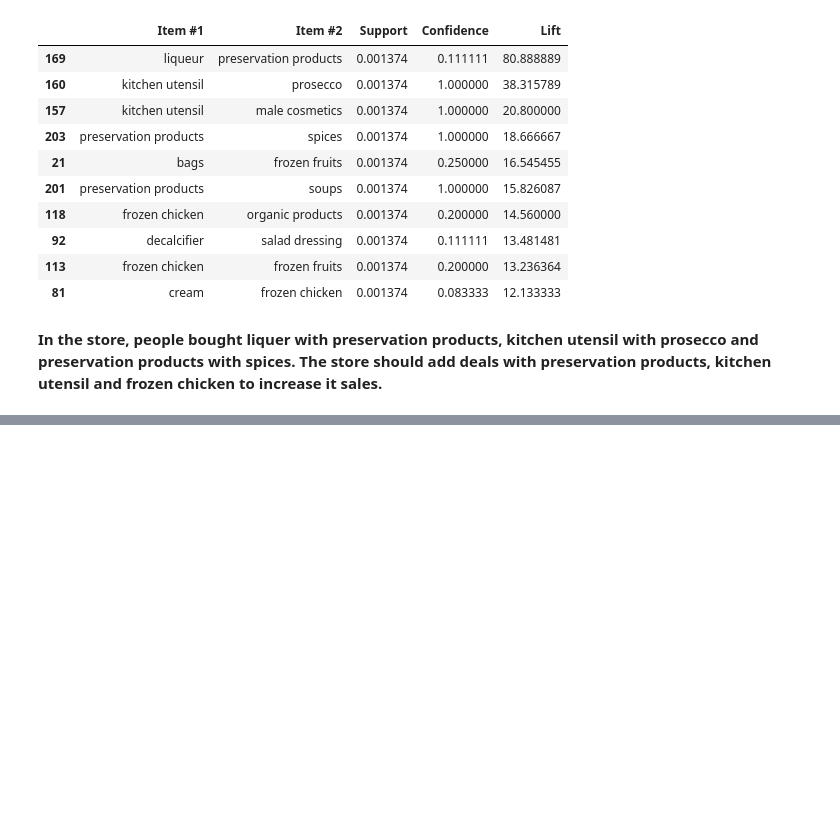
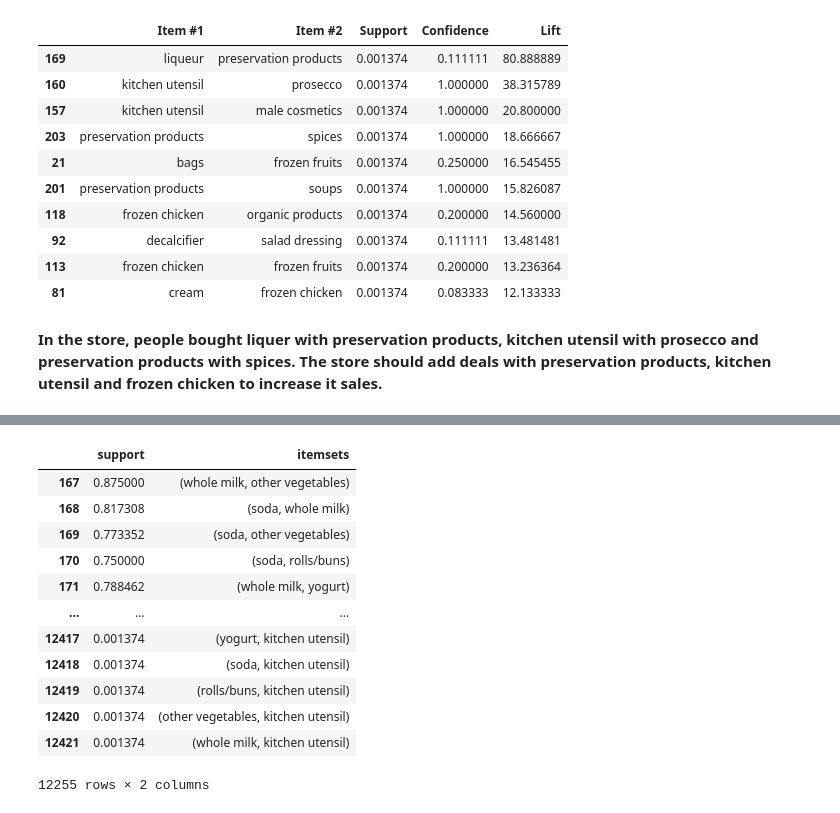
Before and after one commit to nirajan-fuse/Recommendation_System, a Jupyter notebook: Sprint-1/Association Rule Mining/Introduction to Association Rule Mining.ipynb, the cells around one changed output, grey strips where cells are left out. Saved outputs shown, nothing was run; the diff lists cells and outputs as text; code cells hidden in the pictures; blank space fills up the shorter version.

```diff
--- a/Sprint-1/Association Rule Mining/Introduction to Association Rule Mining.ipynb
+++ b/Sprint-1/Association Rule Mining/Introduction to Association Rule Mining.ipynb
@@ -307,0 +362,21 @@ resultsinDataFrame.nlargest(n=10, columns='Lift')
+# %%
+def filter_item(items):
+    if len(items) == 2:
+        return True
+    return False
+# %%
+fp_rules[fp_rules.itemsets.apply(filter_item)]
+# %% [output]
+|  | support | itemsets |
+| 167 | 0.875000 | (whole milk, other vegetables) |
+| 168 | 0.817308 | (soda, whole milk) |
+| 169 | 0.773352 | (soda, other vegetables) |
+| 170 | 0.750000 | (soda, rolls/buns) |
+| 171 | 0.788462 | (whole milk, yogurt) |
+| ... | ... | ... |
+| 12417 | 0.001374 | (yogurt, kitchen utensil) |
+| 12418 | 0.001374 | (soda, kitchen utensil) |
+| 12419 | 0.001374 | (rolls/buns, kitchen utensil) |
+| 12420 | 0.001374 | (other vegetables, kitchen utensil) |
+| 12421 | 0.001374 | (whole milk, kitchen utensil) |
+12255 rows × 2 columns
```
Also changed, not shown: parts of 7 cells of this notebook.
